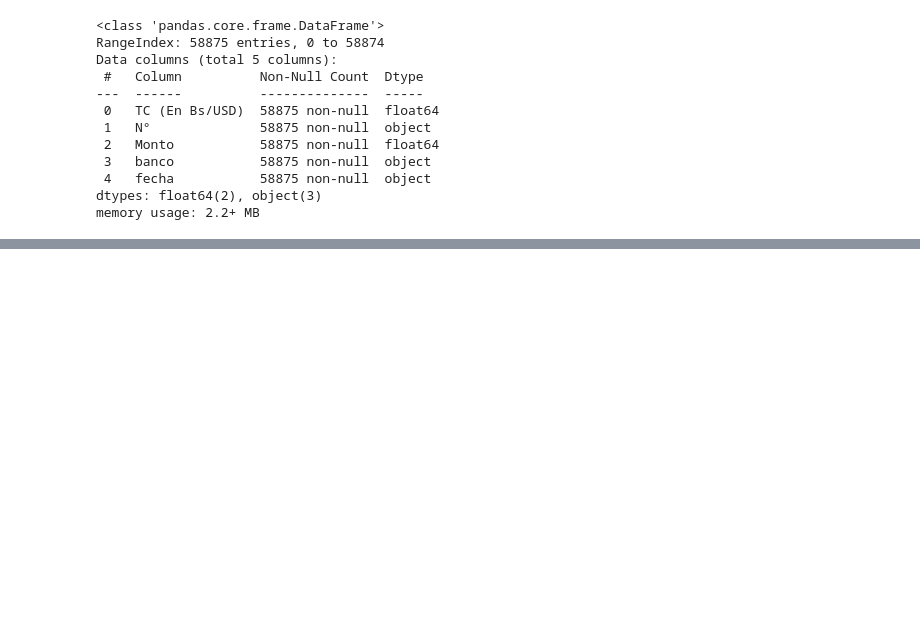
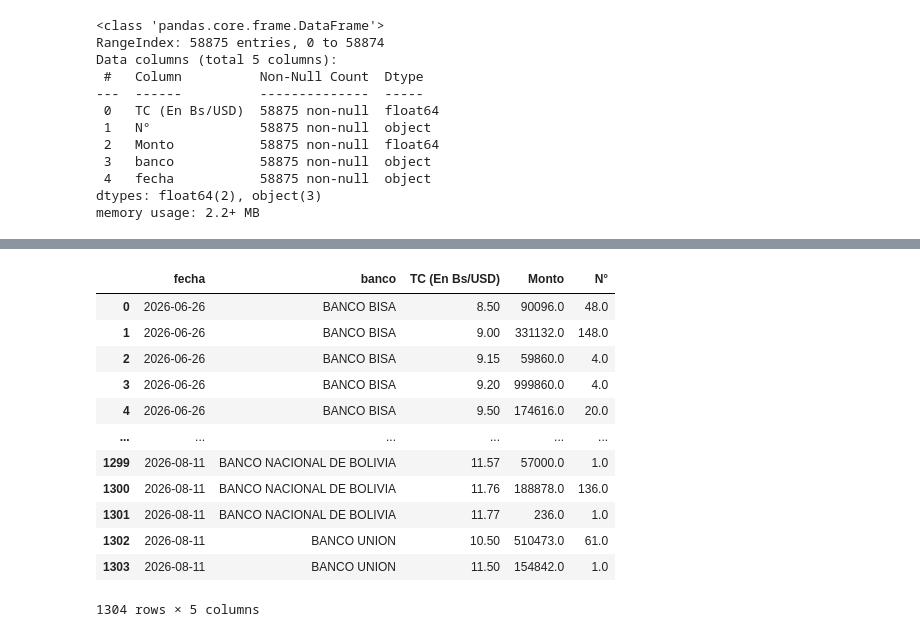
Before and after one commit to RhomDan/tipo_cambio_oficial_bcb, a Jupyter notebook: info_tco_bcb.ipynb, the cells around one changed output, grey strips where cells are left out. Cells and saved outputs as stored; diff of their text form; code cells hidden in the pictures; blank space fills up the shorter version.

```diff
--- a/info_tco_bcb.ipynb
+++ b/info_tco_bcb.ipynb
@@ -202,3 +204,9 @@ plt.show()
 # Gráficos finales
 # %%
 import plotly.express as px
+# %%
+tco = pd.read_csv('df_canasta_bancos_operaciones_usd.csv')
+montos = tco.query('banco != "TOTAL BANCOS"').groupby('fecha').agg({'Monto':'sum'})
+tipo_cambio = tco.query('banco != "TOTAL BANCOS"').groupby('fecha').apply(lambda x: round(np.average(x['TC (En Bs/USD)'], weights = x['Monto']), 2)).rename('tco')
+df_tco_montos = pd.concat(objs = [tipo_cambio, montos], axis = 1, join = 'inner')
+df_tco_montos.head()
@@ -204,0 +249,4 @@ import plotly.express as px
+# %%
+tco['nombre_banco'] = tco['banco'].apply(lambda x:  ' '.join([nombre[0] + nombre[1:].lower() for nombre in x.split(' ')]))
+tco['nombre_banco'] = tco['nombre_banco'].str.replace('De', 'de').str.replace('La', 'la')
+tco['nombre_banco'].unique()
@@ -293,0 +358,19 @@ grap3.show()
+# %%
+data = tco.query('banco.isin(["BANCO BISA", "BANCO GANADERO", "BANCO MERCANTIL SANTA CRUZ", "BANCO NACIONAL DE BOLIVIA", "BANCO UNION"]) & Monto != 0').groupby(
+    by = ['fecha', 'banco', 'TC (En Bs/USD)']).agg({'Monto':'sum', 'N°':'sum'}).reset_index()
+# %%
+data
+# %% [output]
+|  | fecha | banco | TC (En Bs/USD) | Monto | N° |
+| 0 | 2026-06-26 | BANCO BISA | 8.50 | 90096.0 | 48.0 |
+| 1 | 2026-06-26 | BANCO BISA | 9.00 | 331132.0 | 148.0 |
+| 2 | 2026-06-26 | BANCO BISA | 9.15 | 59860.0 | 4.0 |
+| 3 | 2026-06-26 | BANCO BISA | 9.20 | 999860.0 | 4.0 |
+| 4 | 2026-06-26 | BANCO BISA | 9.50 | 174616.0 | 20.0 |
+| ... | ... | ... | ... | ... | ... |
+| 1299 | 2026-08-11 | BANCO NACIONAL DE BOLIVIA | 11.57 | 57000.0 | 1.0 |
+| 1300 | 2026-08-11 | BANCO NACIONAL DE BOLIVIA | 11.76 | 188878.0 | 136.0 |
+| 1301 | 2026-08-11 | BANCO NACIONAL DE BOLIVIA | 11.77 | 236.0 | 1.0 |
+| 1302 | 2026-08-11 | BANCO UNION | 10.50 | 510473.0 | 61.0 |
+| 1303 | 2026-08-11 | BANCO UNION | 11.50 | 154842.0 | 1.0 |
+1304 rows × 5 columns
```
Also changed, not shown: parts of 7 cells of this notebook, 3 other files.
